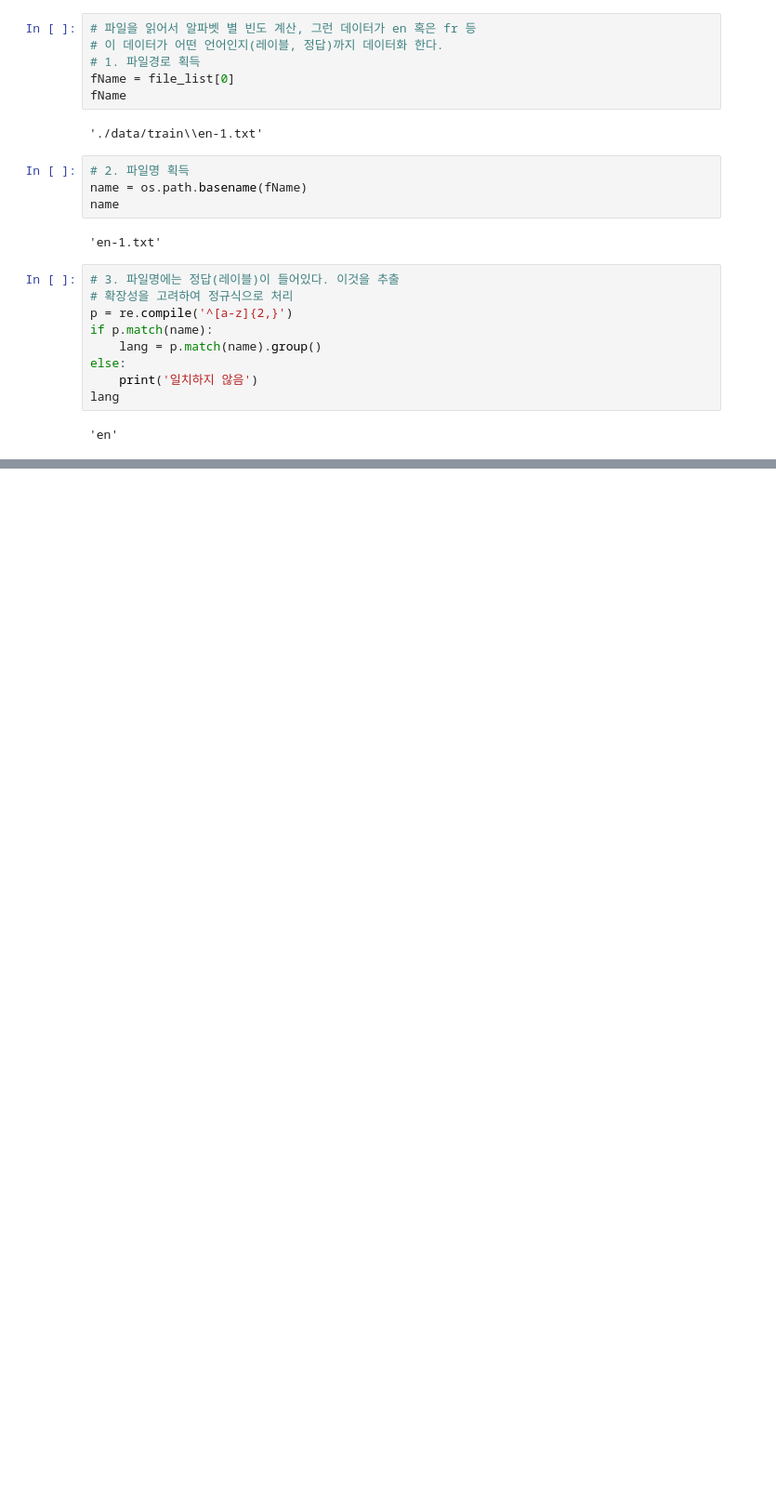
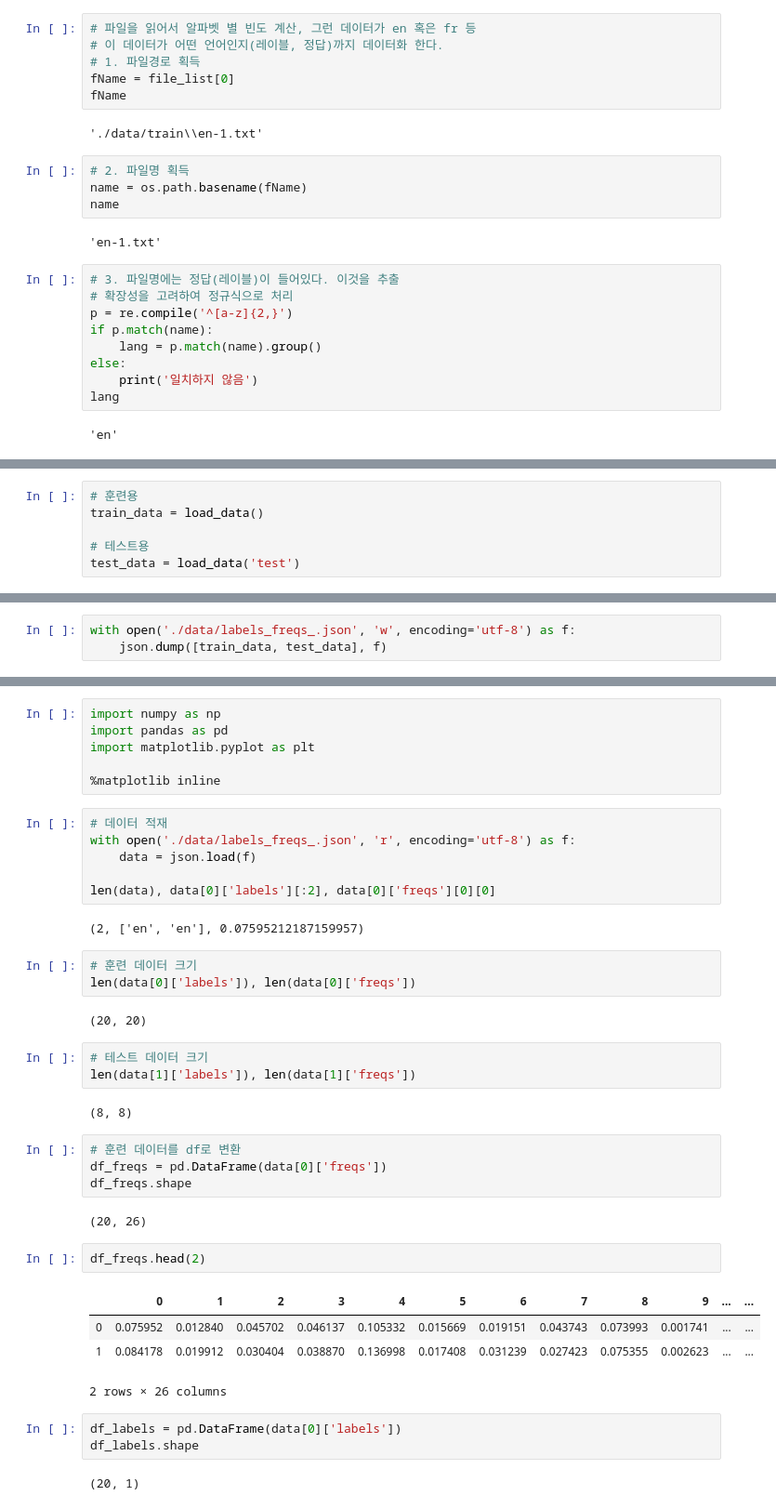
Before and after one commit to devkim0219/ml_dl_projects, a Jupyter notebook: ml/1. 머신러닝을 이용한 언어감지 서비스 구축(머신러닝 전과정 수행).ipynb, the cells around one changed output, grey strips where cells are left out. Shown at 93% size. Saved outputs shown, nothing was run; the diff lists cells and outputs as text; blank space fills up the shorter version.

```diff
--- a/ml/1. 머신러닝을 이용한 언어감지 서비스 구축(머신러닝 전과정 수행).ipynb
+++ b/ml/1. 머신러닝을 이용한 언어감지 서비스 구축(머신러닝 전과정 수행).ipynb
@@ -181,0 +223,6 @@ alp_count
+# %%
+# 훈련용
+train_data = load_data()
+
+# 테스트용
+test_data = load_data('test')
@@ -181,0 +240,3 @@ alp_count
+# %%
+with open('./data/labels_freqs_.json', 'w', encoding='utf-8') as f:
+    json.dump([train_data, test_data], f)
@@ -181,0 +249,42 @@ alp_count
+# %%
+import numpy as np
+import pandas as pd
+import matplotlib.pyplot as plt
+
+%matplotlib inline
+# %%
+# 데이터 적재
+with open('./data/labels_freqs_.json', 'r', encoding='utf-8') as f:
+    data = json.load(f)
+
+len(data), data[0]['labels'][:2], data[0]['freqs'][0][0]
+# %% [output]
+(2, ['en', 'en'], 0.07595212187159957)
+# %%
+# 훈련 데이터 크기
+len(data[0]['labels']), len(data[0]['freqs'])
+# %% [output]
+(20, 20)
+# %%
+# 테스트 데이터 크기
+len(data[1]['labels']), len(data[1]['freqs'])
+# %% [output]
+(8, 8)
+# %%
+# 훈련 데이터를 df로 변환
+df_freqs = pd.DataFrame(data[0]['freqs'])
+df_freqs.shape
+# %% [output]
+(20, 26)
+# %%
+df_freqs.head(2)
+# %% [output]
+|  | 0 | 1 | 2 | 3 | 4 | 5 | 6 | 7 | 8 | 9 | ... | ... |
+| 0 | 0.075952 | 0.012840 | 0.045702 | 0.046137 | 0.105332 | 0.015669 | 0.019151 | 0.043743 | 0.073993 | 0.001741 | ... | ... |
+| 1 | 0.084178 | 0.019912 | 0.030404 | 0.038870 | 0.136998 | 0.017408 | 0.031239 | 0.027423 | 0.075355 | 0.002623 | ... | ... |
+2 rows × 26 columns
+# %%
+df_labels = pd.DataFrame(data[0]['labels'])
+df_labels.shape
+# %% [output]
+(20, 1)
```
Also changed, not shown: parts of 42 cells of this notebook, 39 other files.
